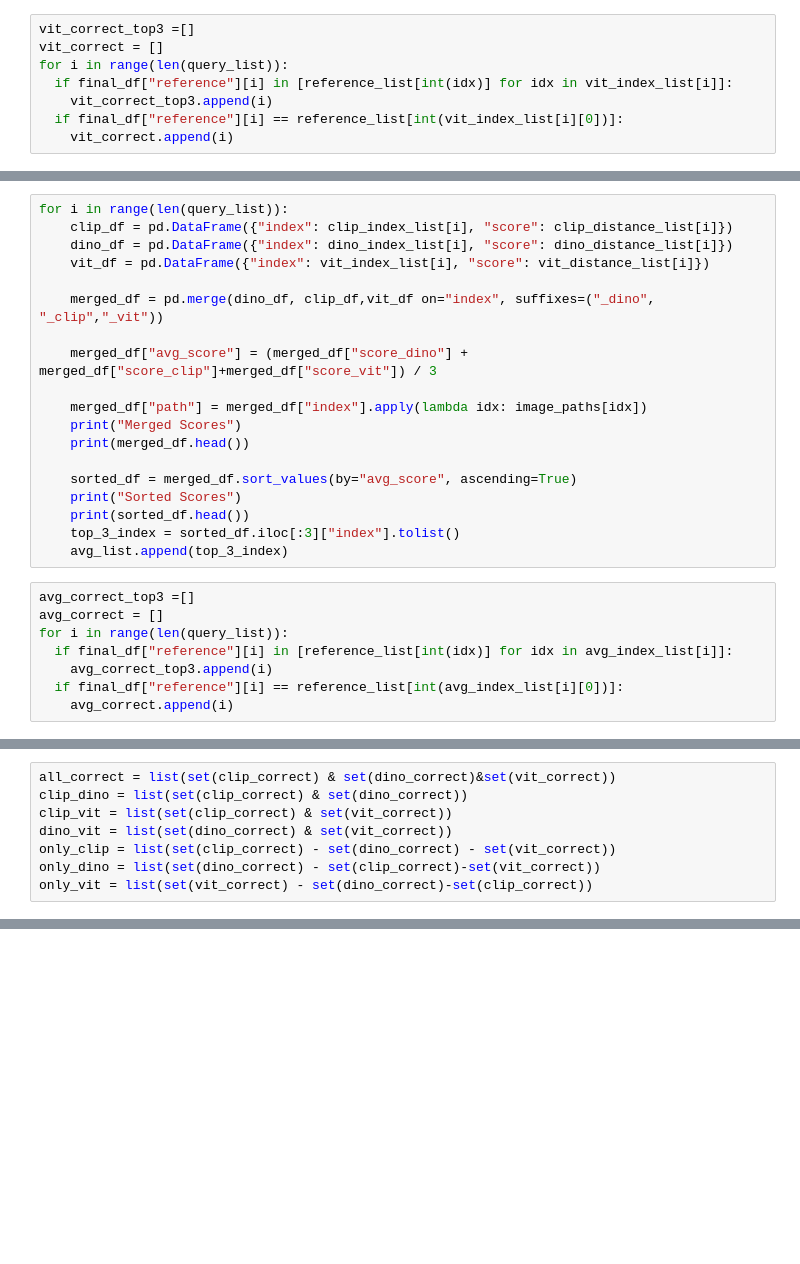
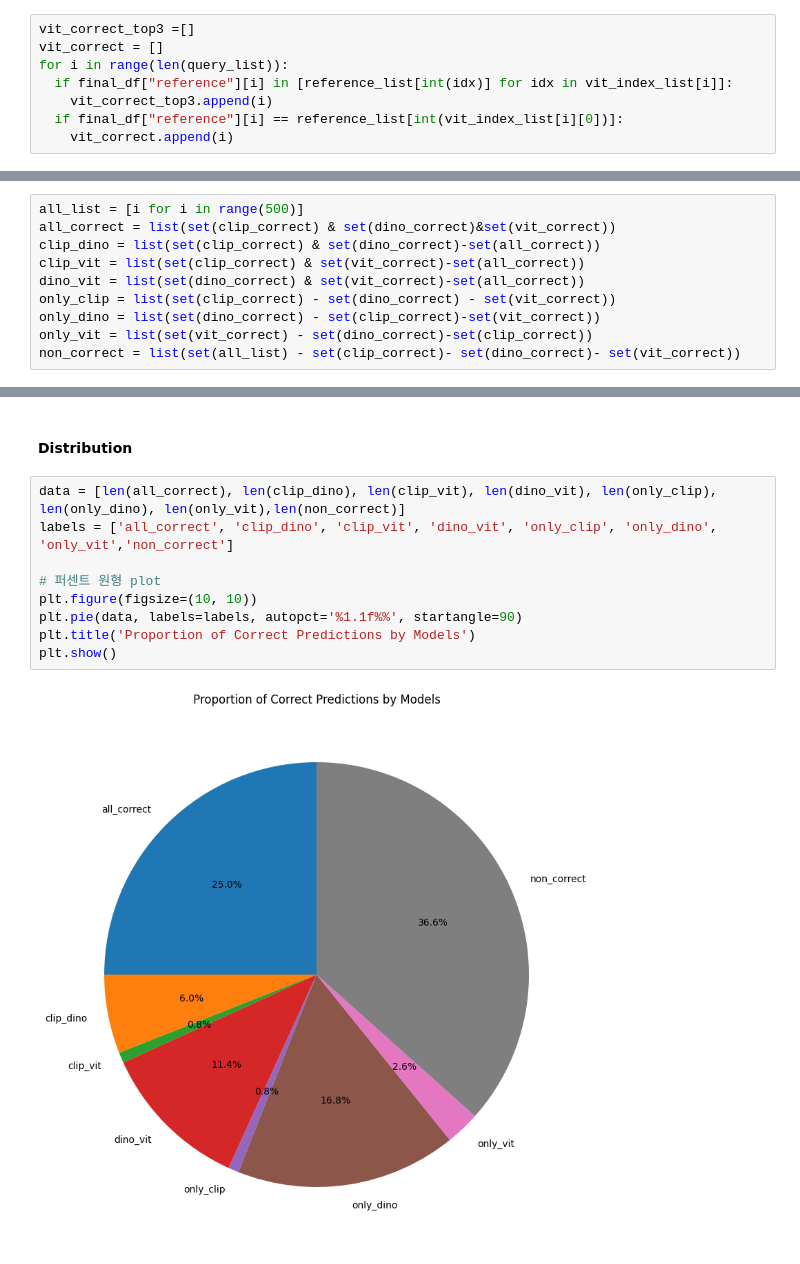
Before and after one commit to robosun78/20242R0136COSE47402, a Jupyter notebook: FinalProject/Final_proejct_2022320027.ipynb, the cells around one changed output, grey strips where cells are left out. Drawn from its saved outputs; the diff is of its cells as text; blank space fills up the shorter version.

```diff
--- a/FinalProject/Final_proejct_2022320027.ipynb
+++ b/FinalProject/Final_proejct_2022320027.ipynb
@@ -444,28 +314 @@ avg_list=[]
-# %%
-for i in range(len(query_list)):
-    clip_df = pd.DataFrame({"index": clip_index_list[i], "score": clip_distance_list[i]})
-    dino_df = pd.DataFrame({"index": dino_index_list[i], "score": dino_distance_list[i]})
-    vit_df = pd.DataFrame({"index": vit_index_list[i], "score": vit_distance_list[i]})
-
-    merged_df = pd.merge(dino_df, clip_df,vit_df on="index", suffixes=("_dino", "_clip","_vit"))
-
-    merged_df["avg_score"] = (merged_df["score_dino"] + merged_df["score_clip"]+merged_df["score_vit"]) / 3
-
-    merged_df["path"] = merged_df["index"].apply(lambda idx: image_paths[idx])
-    print("Merged Scores")
-    print(merged_df.head())
-
-    sorted_df = merged_df.sort_values(by="avg_score", ascending=True)
-    print("Sorted Scores")
-    print(sorted_df.head())
-    top_3_index = sorted_df.iloc[:3]["index"].tolist()
-    avg_list.append(top_3_index)
-# %%
-avg_correct_top3 =[]
-avg_correct = []
-for i in range(len(query_list)):
-  if final_df["reference"][i] in [reference_list[int(idx)] for idx in avg_index_list[i]]:
-    avg_correct_top3.append(i)
-  if final_df["reference"][i] == reference_list[int(avg_index_list[i][0])]:
-    avg_correct.append(i)
 # %% [markdown]
@@ -519,8 +393,10 @@ plt.show()
 # %%
+all_list = [i for i in range(500)]
 all_correct = list(set(clip_correct) & set(dino_correct)&set(vit_correct))
-clip_dino = list(set(clip_correct) & set(dino_correct))
-clip_vit = list(set(clip_correct) & set(vit_correct))
-dino_vit = list(set(dino_correct) & set(vit_correct))
+clip_dino = list(set(clip_correct) & set(dino_correct)-set(all_correct))
+clip_vit = list(set(clip_correct) & set(vit_correct)-set(all_correct))
+dino_vit = list(set(dino_correct) & set(vit_correct)-set(all_correct))
 only_clip = list(set(clip_correct) - set(dino_correct) - set(vit_correct))
 only_dino = list(set(dino_correct) - set(clip_correct)-set(vit_correct))
 only_vit = list(set(vit_correct) - set(dino_correct)-set(clip_correct))
+non_correct = list(set(all_list) - set(clip_correct)- set(dino_correct)- set(vit_correct))
@@ -538,0 +463,13 @@ retrieved_images = [
+# %% [markdown]
+#### Distribution
+# %%
+data = [len(all_correct), len(clip_dino), len(clip_vit), len(dino_vit), len(only_clip), len(only_dino), len(only_vit),len(non_correct)]
+labels = ['all_correct', 'clip_dino', 'clip_vit', 'dino_vit', 'only_clip', 'only_dino', 'only_vit','non_correct']
+
+# 퍼센트 원형 plot
+plt.figure(figsize=(10, 10))
+plt.pie(data, labels=labels, autopct='%1.1f%%', startangle=90)
+plt.title('Proportion of Correct Predictions by Models')
+plt.show()
+# %% [output]
+[figure, added]
```
Also changed, not shown: parts of 68 cells of this notebook, 4 other files.
